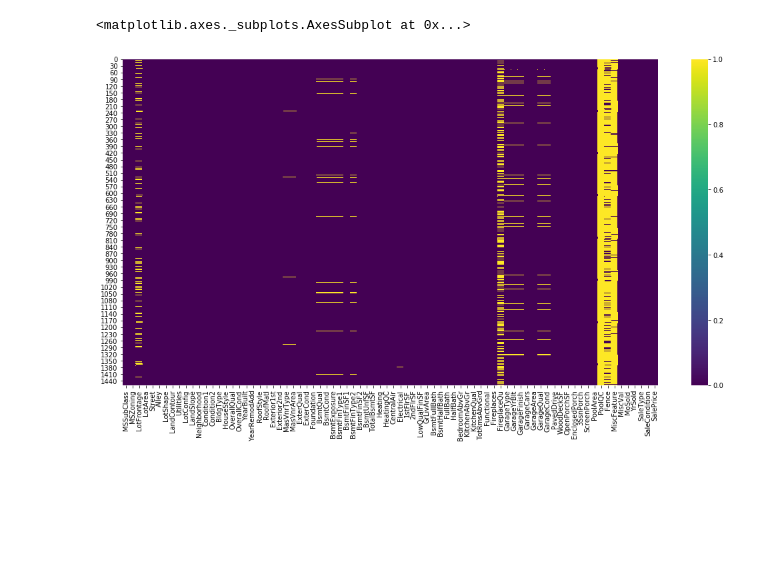
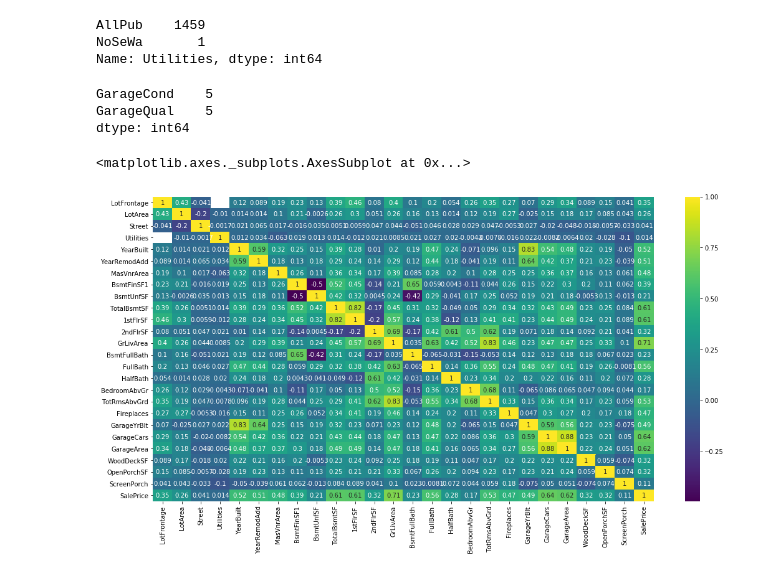
Before and after one commit to shaz13/Kaggle-Competitions, a Jupyter notebook: House Prices/House Price Predictions.ipynb, the cells around one changed output. Cells and saved outputs as stored; diff of their text form; code cells hidden in the pictures; blank space fills up the shorter version.

```diff
--- a/House Prices/House Price Predictions.ipynb
+++ b/House Prices/House Price Predictions.ipynb
@@ -44,0 +95,2 @@ sns.heatmap(df.isnull(), cmap='viridis')
+# %%
+df.drop(['OverallCond','BsmtFinSF2', 'LowQualFinSF', '3SsnPorch','PoolArea','MiscVal','MoSold','YrSold'], axis=1, inplace=True)
@@ -45 +107,3 @@ sns.heatmap(df.isnull(), cmap='viridis')
+# %%
+df['Street'] = df['Street'].apply(Street_Pave_Bin)
 # %%
@@ -58,7 +115,24 @@ df.head(2)
-# %%
-df['Alley'] = df['Alley'].apply(isPave)
+# %%
+df['Utilities'].value_counts()
+# %% [output]
+AllPub    1459
+NoSeWa       1
+Name: Utilities, dtype: int64
+# %%
+def Utilities_AllPub_Bin(x):
+    if x == 'AllPub':
+        return 1
+    else:
+        return 0
+df['Utilities'] = df['Utilities'].apply(Utilities_AllPub_Bin)
+# %%
+df[['GarageCond','GarageQual']].nunique()
+# %% [output]
+GarageCond    5
+GarageQual    5
+dtype: int64
 # %%
-sns.heatmap(df.isnull(), cmap='viridis')
+sns.heatmap(df.corr(), annot=True, cmap='viridis')
 # %% [output]
 <matplotlib.axes._subplots.AxesSubplot at 0x...>
-[figure, old version]
+[figure, new version]
```
Also changed, not shown: parts of 20 cells of this notebook, 1 other file.
